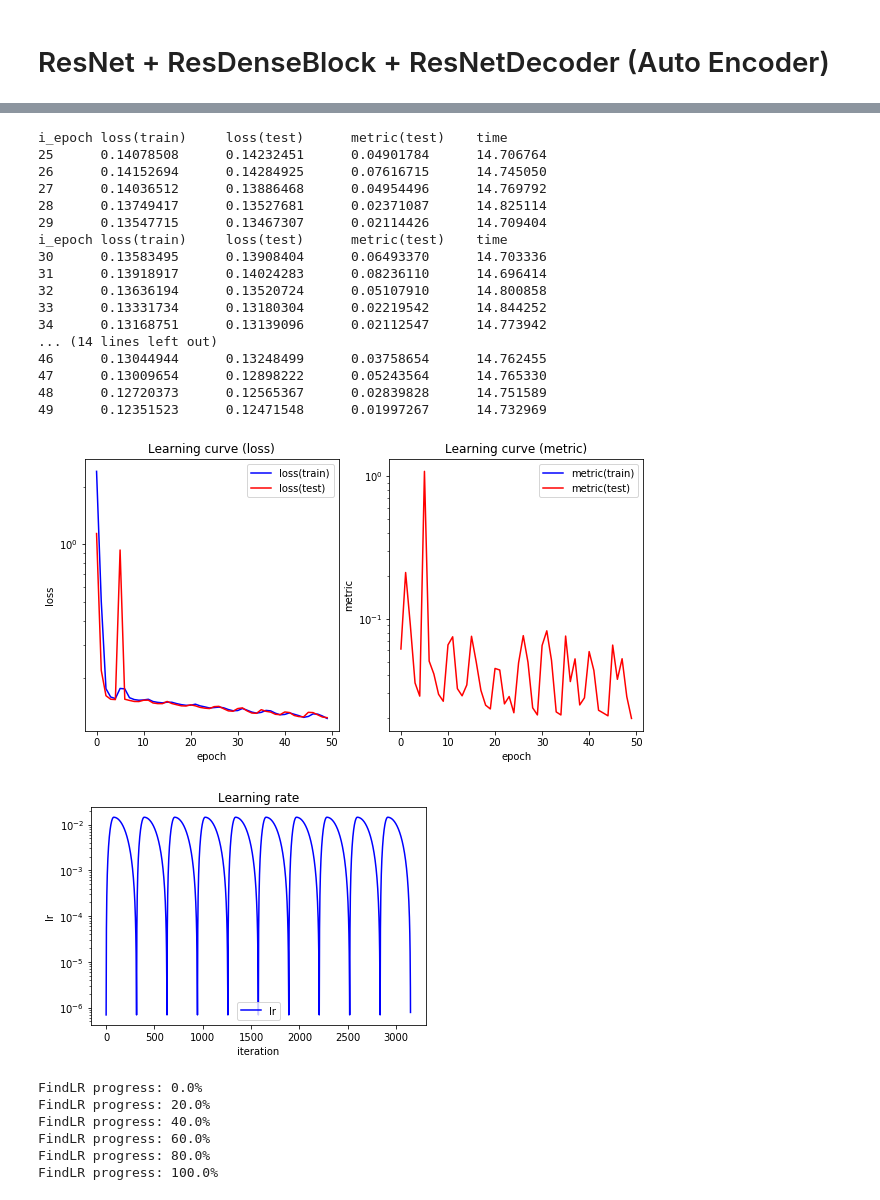
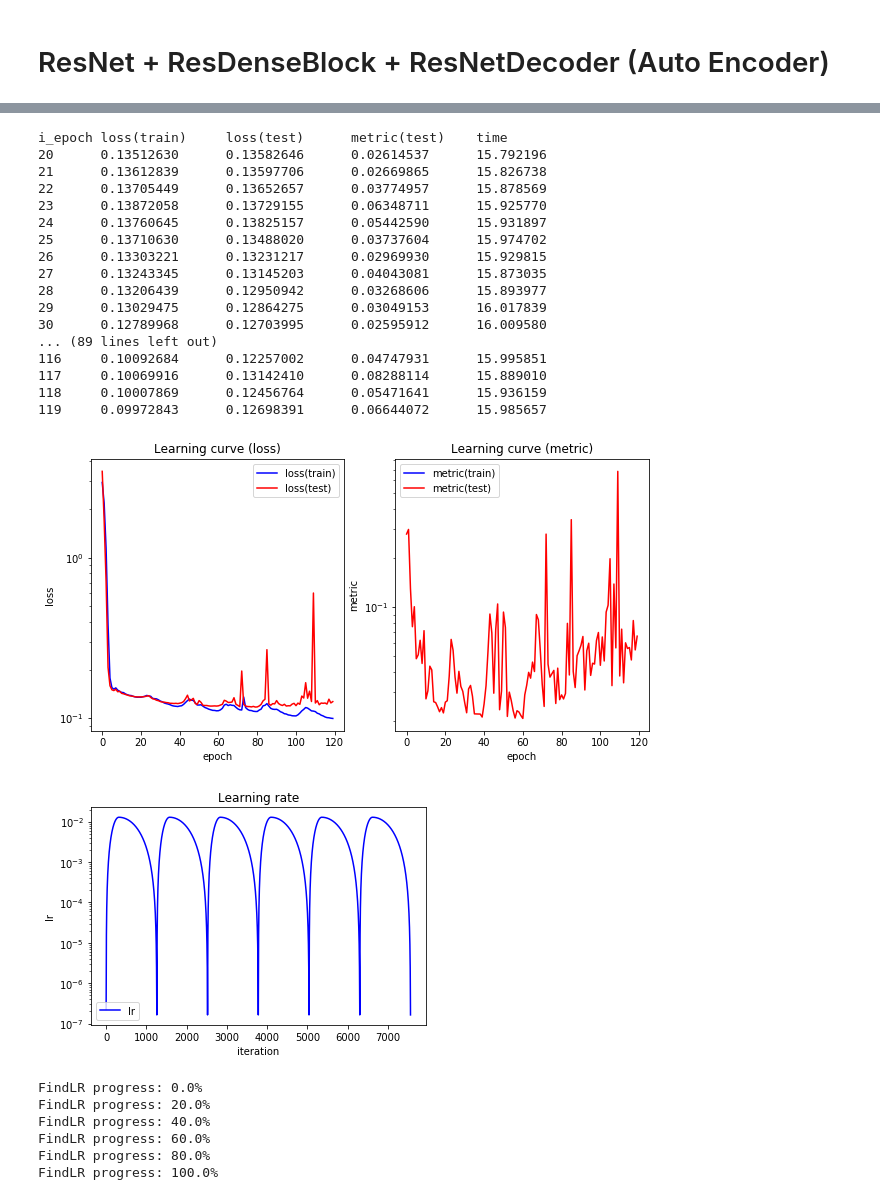
Before and after one commit to akihikoy/ay_test, a Jupyter notebook: python/torch/cnn_sqptn1r_1.ipynb, the cells around one changed output, grey strips where cells are left out. Saved outputs shown, nothing was run; the diff lists cells and outputs as text; code cells hidden in the pictures.

```diff
--- a/python/torch/cnn_sqptn1r_1.ipynb
+++ b/python/torch/cnn_sqptn1r_1.ipynb
@@ -282,9 +282,11 @@ class TRDNAEMetric(torch.nn.Module):
 # %%
 #Setup a neural network.
 in_imgshape= dset_train[0][0].shape
-net= TResDenseNetWithAE(in_imgshape=in_imgshape, out_channels=1, layers=[2, 2, 2, 2])
+# net= TResDenseNetWithAE(in_imgshape=in_imgshape, out_channels=1, layers=[2, 2, 2, 2])
 # net= TResDenseNetWithAE(in_imgshape=in_imgshape, out_channels=1, layers=[2, 2, 2, 2], hidden_channels=512, hidden_channels2=512, n_hiddens=2, n_hiddens2=2)
 # , latent_dim=512
+# net= TResDenseNetWithAE(in_imgshape=in_imgshape, out_channels=1, latent_dim=15, layers=[2, 2, 2, 2], decoder_args=dict(stem_sizes=(64,64,32,32)))
+net= TResDenseNetWithAE(in_imgshape=in_imgshape, out_channels=1, latent_dim=256, layers=[2, 2, 2, 2], decoder_args=dict(stem_sizes=(64,64,32,32)))
 
 device= torch.device('cuda:1')
 
@@ -346,43 +348,43 @@ lr= 0.00031622776601683794, lr_min=6.918309709189364e-07, lr_max=0.1445439770745
 # %%
 # f_loss.w_xtrg= 0.999
 # f_loss.w_xtrg= 0.9
 # f_loss.w_xtrg= 0.5
 # f_loss.w_xtrg= 0.1
 # f_loss.w_xtrg= 0.
 # lr_min,lr_max= lr_min*1e-1,lr_max*1e-1
 # lr_min,lr_max= 1e-6,3e-4
 # lr_min,lr_max= 1e-6,6e-5
 # lr_min,lr_max= 1e-7,1e-5
 # lr_max= lr_max*1e-1
 # FreezeParametersExceptFor(net, net.fc_out)
 for i in range(5):
-  FitOneCycle(net, n_epoch=5, lr_max=lr_max, div_init=lr_max/lr_min,
+  FitOneCycle(net, n_epoch=20, lr_max=lr_max, div_init=lr_max/lr_min,
       opt=opt, f_loss=f_loss, f_metric=f_metric,
       dl_train=dl_train, dl_test=dl_test, tfm_batch=tfm_batch,
       callbacks=(logger.Callbacks(),disp.Callbacks()),
       device=device)
 logger.Plot()
 logger.PlotLR()
 # %% [output]
 i_epoch loss(train)     loss(test)      metric(test)    time
-25      0.14078508      0.14232451      0.04901784      14.706764
-26      0.14152694      0.14284925      0.07616715      14.745050
-27      0.14036512      0.13886468      0.04954496      14.769792
-28      0.13749417      0.13527681      0.02371087      14.825114
-29      0.13547715      0.13467307      0.02114426      14.709404
-i_epoch loss(train)     loss(test)      metric(test)    time
-30      0.13583495      0.13908404      0.06493370      14.703336
-31      0.13918917      0.14024283      0.08236110      14.696414
-32      0.13636194      0.13520724      0.05107910      14.800858
-33      0.13331734      0.13180304      0.02219542      14.844252
-34      0.13168751      0.13139096      0.02112547      14.773942
-... (14 lines left out)
-46      0.13044944      0.13248499      0.03758654      14.762455
-47      0.13009654      0.12898222      0.05243564      14.765330
-48      0.12720373      0.12565367      0.02839828      14.751589
-49      0.12351523      0.12471548      0.01997267      14.732969
+20      0.13512630      0.13582646      0.02614537      15.792196
+21      0.13612839      0.13597706      0.02669865      15.826738
+22      0.13705449      0.13652657      0.03774957      15.878569
+23      0.13872058      0.13729155      0.06348711      15.925770
+24      0.13760645      0.13825157      0.05442590      15.931897
+25      0.13710630      0.13488020      0.03737604      15.974702
+26      0.13303221      0.13231217      0.02969930      15.929815
+27      0.13243345      0.13145203      0.04043081      15.873035
+28      0.13206439      0.12950942      0.03268606      15.893977
+29      0.13029475      0.12864275      0.03049153      16.017839
+30      0.12789968      0.12703995      0.02595912      16.009580
+... (89 lines left out)
+116     0.10092684      0.12257002      0.04747931      15.995851
+117     0.10069916      0.13142410      0.08288114      15.889010
+118     0.10007869      0.12456764      0.05471641      15.936159
+119     0.09972843      0.12698391      0.06644072      15.985657
-[figure, old version]
+[figure, new version]
-[figure, old version]
+[figure, new version]
 # %%
 f_loss.w_xtrg= 0.5
 # FreezeParametersExceptFor(net, net.fc_out)
```
Also changed, not shown: parts of 7 cells of this notebook, 2 other files.
